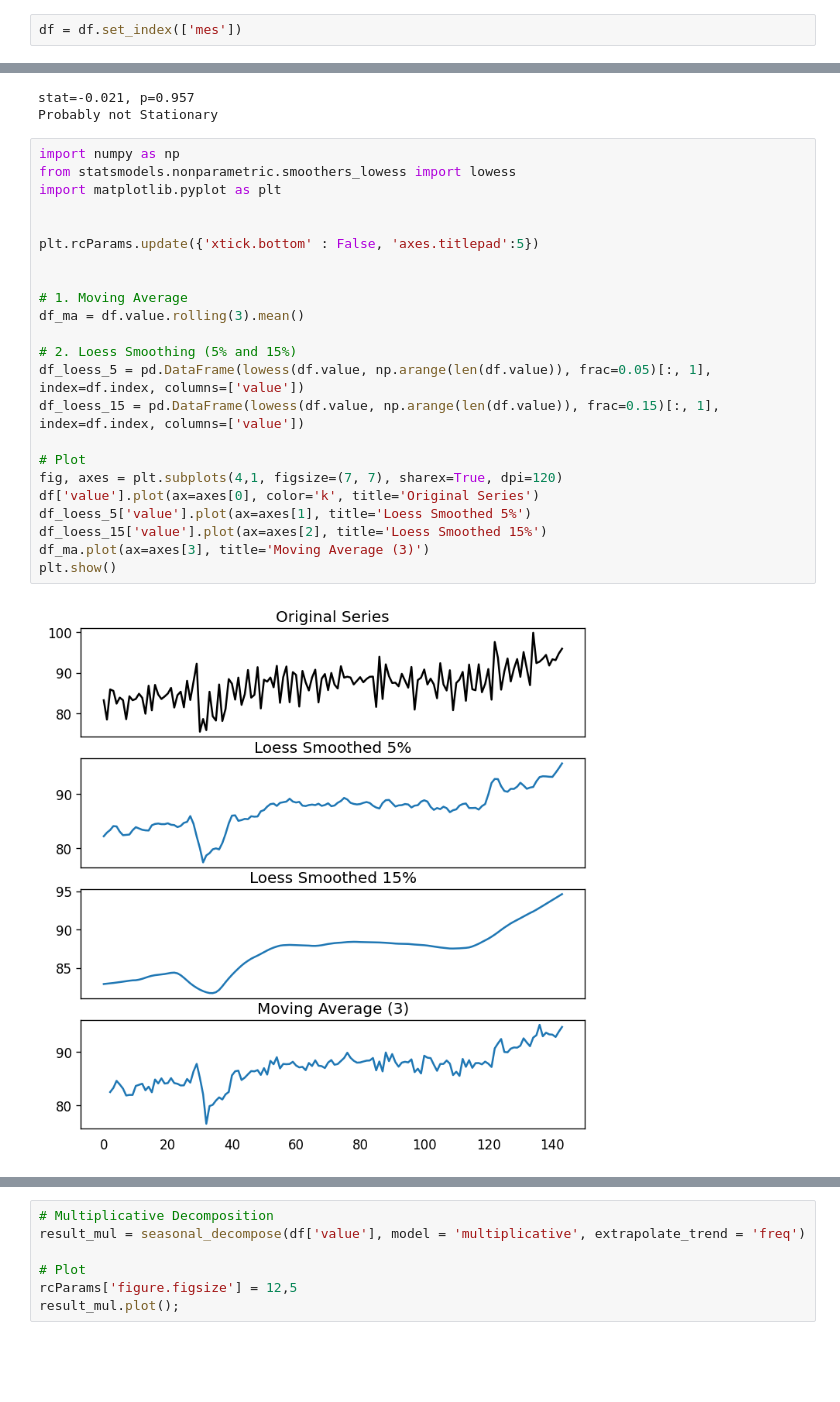
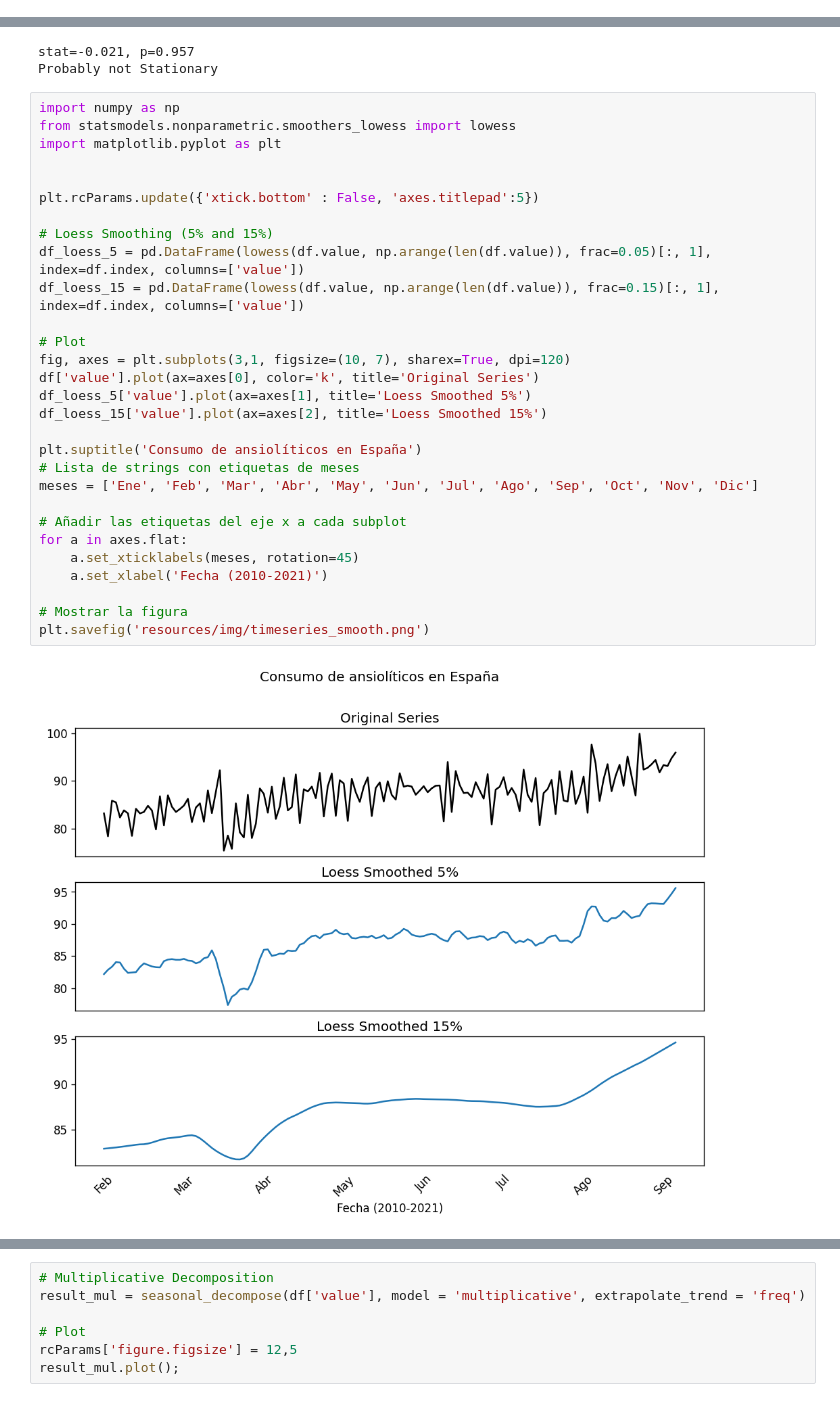
Before and after one commit to celiacnavarro/ML_Project, a Jupyter notebook: notebooks/notebook_arima.ipynb, the cells around one changed output, grey strips where cells are left out. Cells and saved outputs as stored; diff of their text form; blank space fills up the shorter version.

```diff
--- a/notebooks/pruebas_2_arima.ipynb
+++ b/notebooks/notebook_arima.ipynb
@@ -43,8 +43,6 @@ df
 | 142 | 2021-11-01 | 94.75 |
 | 143 | 2021-12-01 | 95.93 |
 144 rows × 2 columns
-# %%
-df = df.set_index(['mes'])
 # %%
 from statsmodels.tsa.stattools import adfuller, kpss
 
@@ -86,27 +84,33 @@ Probably not Stationary
 # %%
 import numpy as np
 from statsmodels.nonparametric.smoothers_lowess import lowess
 import matplotlib.pyplot as plt
 
 
 plt.rcParams.update({'xtick.bottom' : False, 'axes.titlepad':5})
 
-
-# 1. Moving Average
-df_ma = df.value.rolling(3).mean()
-
-# 2. Loess Smoothing (5% and 15%)
+# Loess Smoothing (5% and 15%)
 df_loess_5 = pd.DataFrame(lowess(df.value, np.arange(len(df.value)), frac=0.05)[:, 1], index=df.index, columns=['value'])
 df_loess_15 = pd.DataFrame(lowess(df.value, np.arange(len(df.value)), frac=0.15)[:, 1], index=df.index, columns=['value'])
 
 # Plot
-fig, axes = plt.subplots(4,1, figsize=(7, 7), sharex=True, dpi=120)
+fig, axes = plt.subplots(3,1, figsize=(10, 7), sharex=True, dpi=120)
 df['value'].plot(ax=axes[0], color='k', title='Original Series')
 df_loess_5['value'].plot(ax=axes[1], title='Loess Smoothed 5%')
 df_loess_15['value'].plot(ax=axes[2], title='Loess Smoothed 15%')
-df_ma.plot(ax=axes[3], title='Moving Average (3)')
-plt.show()
+
+plt.suptitle('Consumo de ansiolíticos en España')
+# Lista de strings con etiquetas de meses
+meses = ['Ene', 'Feb', 'Mar', 'Abr', 'May', 'Jun', 'Jul', 'Ago', 'Sep', 'Oct', 'Nov', 'Dic']
+
+# Añadir las etiquetas del eje x a cada subplot
+for a in axes.flat:
+    a.set_xticklabels(meses, rotation=45)
+    a.set_xlabel('Fecha (2010-2021)')
+
+# Mostrar la figura
+plt.savefig('resources/img/timeseries_smooth.png')
 # %% [output]
-[figure, old version]
+[figure, new version]
 # %%
 from statsmodels.tsa.seasonal import seasonal_decompose
```
Also changed, not shown: parts of 18 cells of this notebook, 52 other files.
